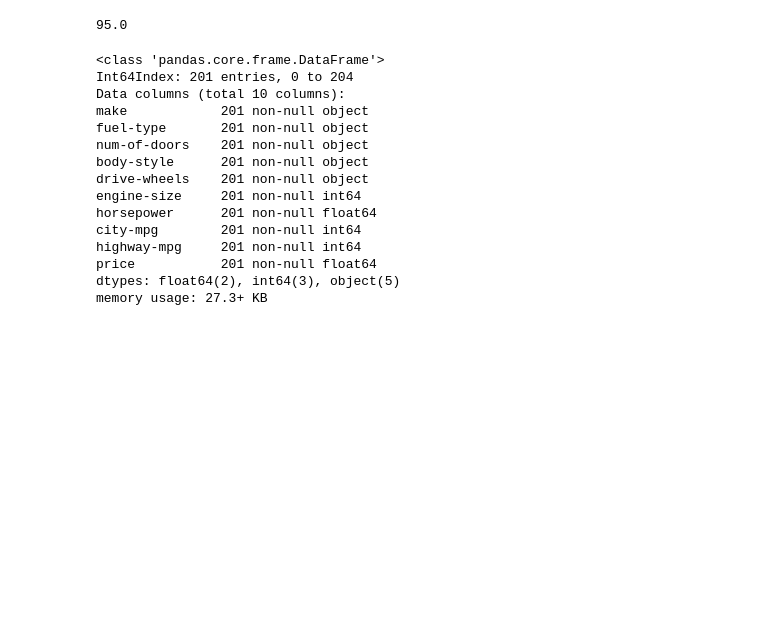
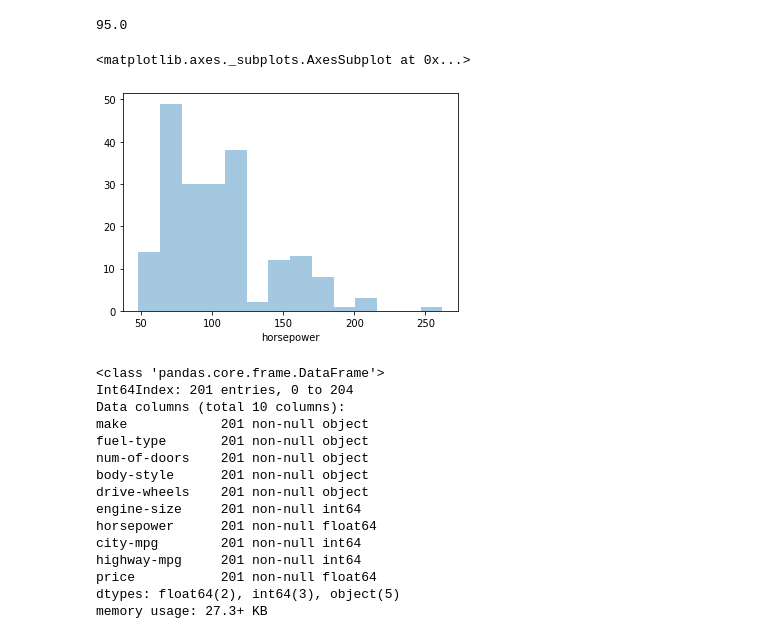
Before and after one commit to srikanthpragada/DS_06_JAN_2020, a Jupyter notebook: car/price_finder.ipynb, the cells around one changed output. Drawn from its saved outputs; the diff is of its cells as text; code cells hidden in the pictures; blank space fills up the shorter version.

```diff
--- a/car/price_finder.ipynb
+++ b/car/price_finder.ipynb
@@ -349,6 +356,11 @@ print(hp_median)
 # replace ? in horsepower with median()
 cars.loc[ cars['horsepower'] == '?', 'horsepower'] = hp_median
 cars['horsepower'] = cars['horsepower'].astype('float')
+# %%
+sns.distplot(cars.horsepower, kde=False)
+# %% [output]
+<matplotlib.axes._subplots.AxesSubplot at 0x...>
+[figure, added]
 # %%
 cars.info()
 # %% [output]
```
Also changed, not shown: parts of 14 cells of this notebook, 2 other files.
